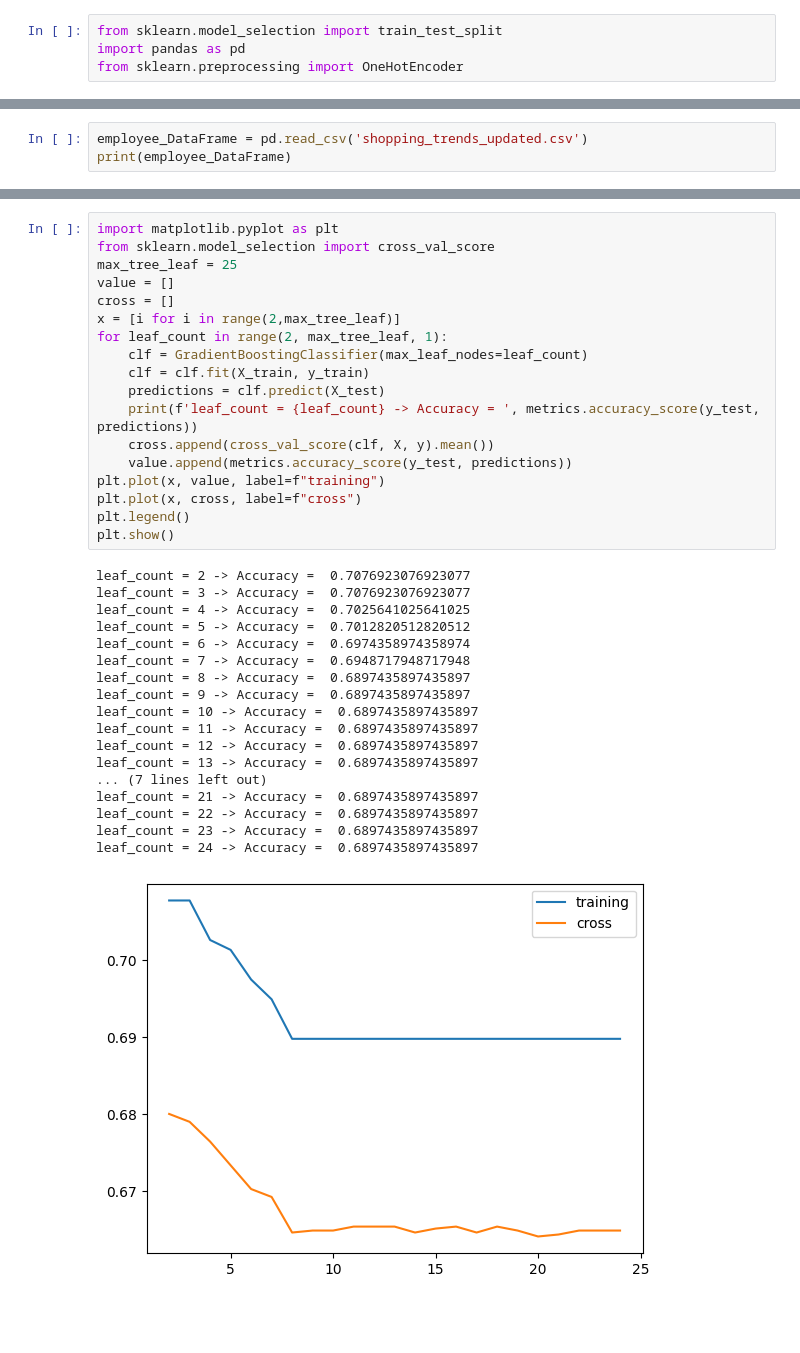
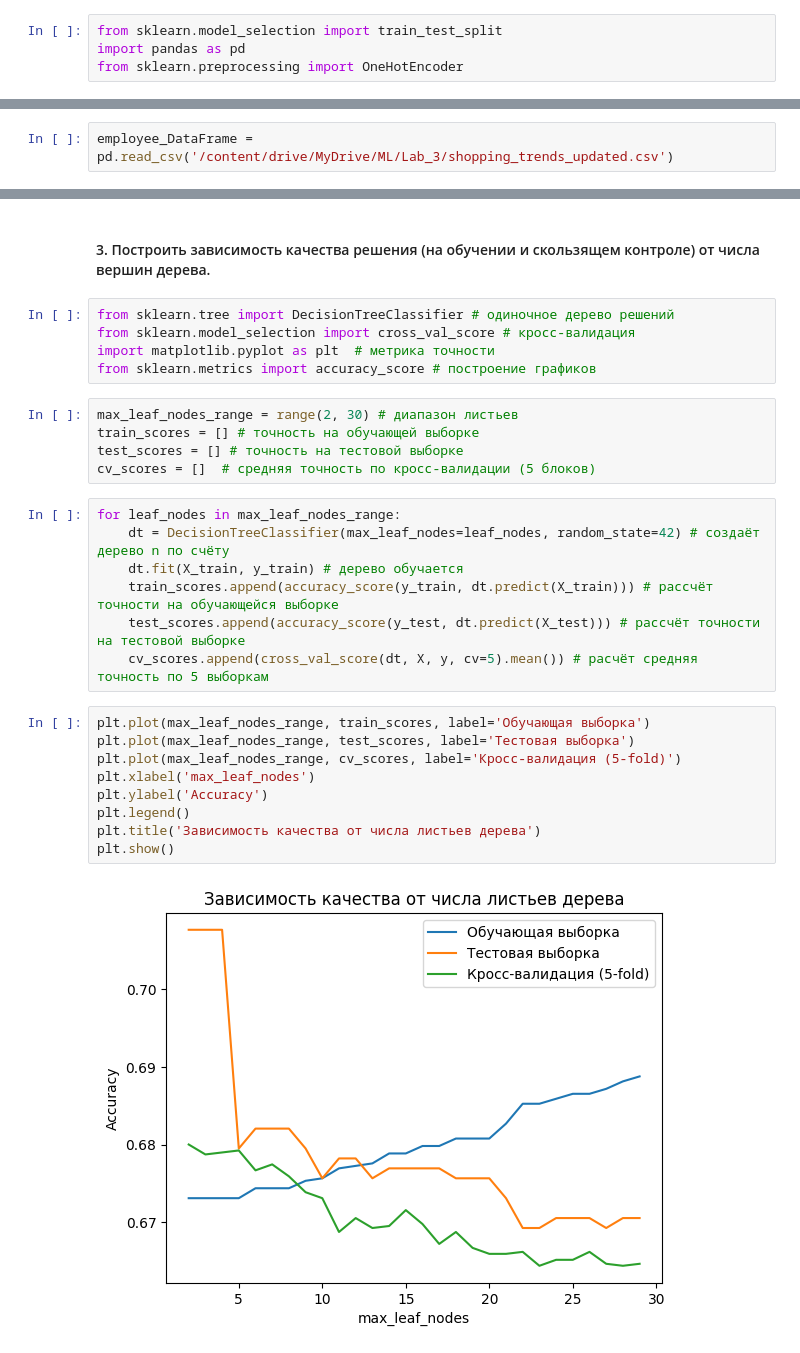
Before and after one commit to DmitriyKunitsin/ML, a Jupyter notebook: Lab_3/lab3.ipynb, the cells around one changed output, grey strips where cells are left out. Drawn from its saved outputs; the diff is of its cells as text; blank space fills up the shorter version.

```diff
--- a/Lab_3/lab3.ipynb
+++ b/Lab_3/lab3.ipynb
@@ -5,3 +10,2 @@ from sklearn.preprocessing import OneHotEncoder
 # %%
-employee_DataFrame = pd.read_csv('shopping_trends_updated.csv')
-print(employee_DataFrame)
+employee_DataFrame = pd.read_csv('/content/drive/MyDrive/ML/Lab_3/shopping_trends_updated.csv')
@@ -154,37 +164,30 @@ array([[DecisionTreeRegressor(criterion='friedman_mse', max_depth=3,
+# %% [markdown]
+#### 3. Построить зависимость качества решения (на обучении и скользящем контроле) от числа вершин дерева.
+# %%
+from sklearn.tree import DecisionTreeClassifier # одиночное дерево решений
+from sklearn.model_selection import cross_val_score # кросс-валидация
+import matplotlib.pyplot as plt  # метрика точности
+from sklearn.metrics import accuracy_score # построение графиков
+# %%
+max_leaf_nodes_range = range(2, 30) # диапазон листьев
+train_scores = [] # точность на обучающей выборке
+test_scores = [] # точность на тестовой выборке
+cv_scores = []  # средняя точность по кросс-валидации (5 блоков)
+# %%
+for leaf_nodes in max_leaf_nodes_range:
+    dt = DecisionTreeClassifier(max_leaf_nodes=leaf_nodes, random_state=42) # создаёт дерево n по счёту
+    dt.fit(X_train, y_train) # дерево обучается
+    train_scores.append(accuracy_score(y_train, dt.predict(X_train))) # рассчёт точности на обучающейся выборке
+    test_scores.append(accuracy_score(y_test, dt.predict(X_test))) # рассчёт точности на тестовой выборке
+    cv_scores.append(cross_val_score(dt, X, y, cv=5).mean()) # расчёт средняя точность по 5 выборкам
 # %%
-import matplotlib.pyplot as plt
-from sklearn.model_selection import cross_val_score
-max_tree_leaf = 25
-value = []
-cross = []
-x = [i for i in range(2,max_tree_leaf)]
-for leaf_count in range(2, max_tree_leaf, 1):
-    clf = GradientBoostingClassifier(max_leaf_nodes=leaf_count)
-    clf = clf.fit(X_train, y_train)
-    predictions = clf.predict(X_test)
-    print(f'leaf_count = {leaf_count} -> Accuracy = ', metrics.accuracy_score(y_test, predictions))
-    cross.append(cross_val_score(clf, X, y).mean())
-    value.append(metrics.accuracy_score(y_test, predictions))
-plt.plot(x, value, label=f"training")
-plt.plot(x, cross, label=f"cross")
+plt.plot(max_leaf_nodes_range, train_scores, label='Обучающая выборка')
+plt.plot(max_leaf_nodes_range, test_scores, label='Тестовая выборка')
+plt.plot(max_leaf_nodes_range, cv_scores, label='Кросс-валидация (5-fold)')
+plt.xlabel('max_leaf_nodes')
+plt.ylabel('Accuracy')
 plt.legend()
+plt.title('Зависимость качества от числа листьев дерева')
 plt.show()
 # %% [output]
-leaf_count = 2 -> Accuracy =  0.7076923076923077
-leaf_count = 3 -> Accuracy =  0.7076923076923077
-leaf_count = 4 -> Accuracy =  0.7025641025641025
-leaf_count = 5 -> Accuracy =  0.7012820512820512
-leaf_count = 6 -> Accuracy =  0.6974358974358974
-leaf_count = 7 -> Accuracy =  0.6948717948717948
-leaf_count = 8 -> Accuracy =  0.6897435897435897
-leaf_count = 9 -> Accuracy =  0.6897435897435897
-leaf_count = 10 -> Accuracy =  0.6897435897435897
-leaf_count = 11 -> Accuracy =  0.6897435897435897
-leaf_count = 12 -> Accuracy =  0.6897435897435897
-leaf_count = 13 -> Accuracy =  0.6897435897435897
-... (7 lines left out)
-leaf_count = 21 -> Accuracy =  0.6897435897435897
-leaf_count = 22 -> Accuracy =  0.6897435897435897
-leaf_count = 23 -> Accuracy =  0.6897435897435897
-leaf_count = 24 -> Accuracy =  0.6897435897435897
-[figure, old version]
+[figure, new version]
```
Also changed, not shown: parts of 23 cells of this notebook.
